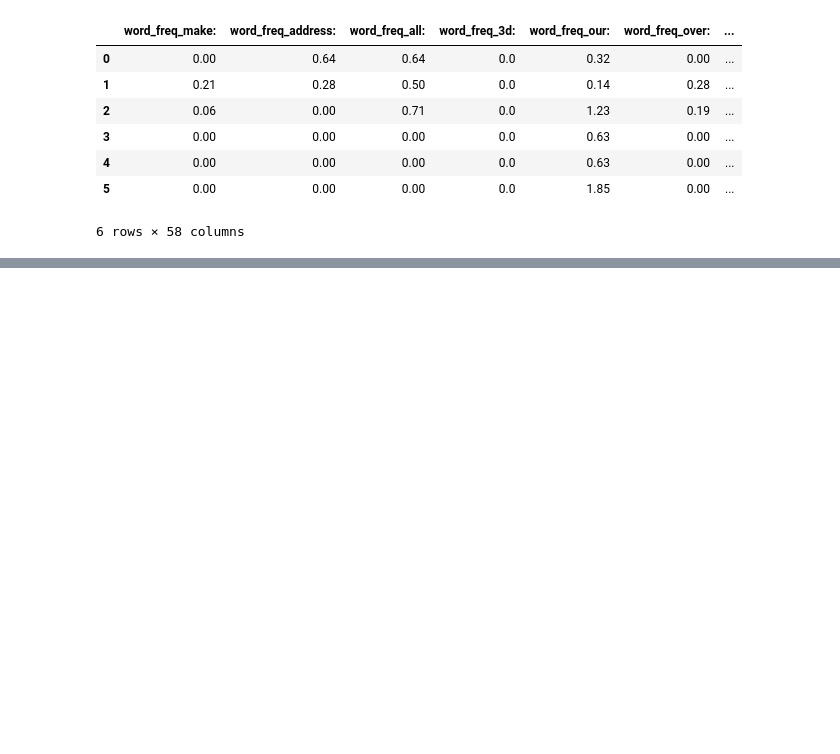
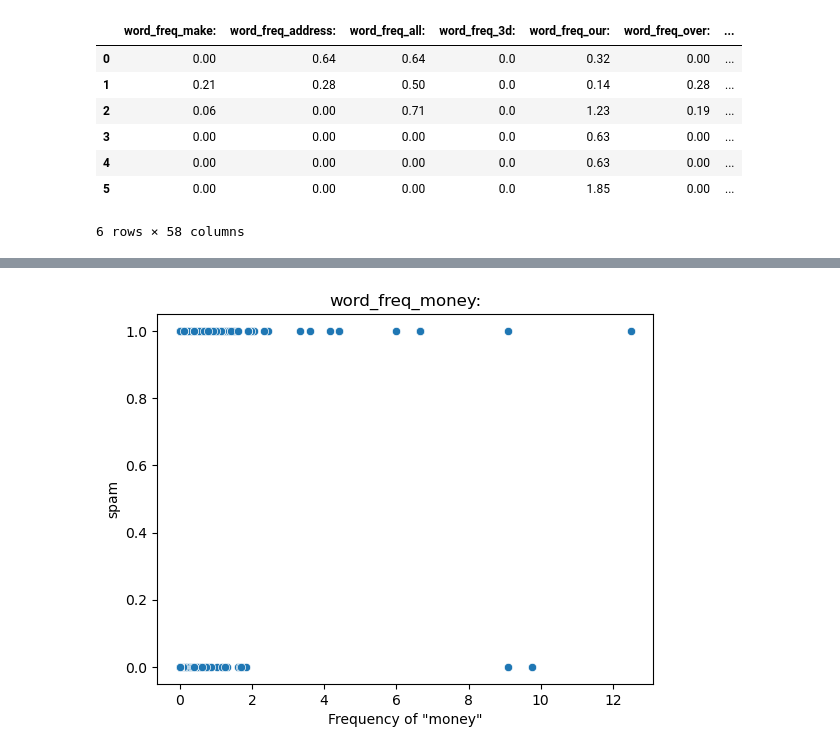
Before and after one commit to hanyixu/QMSS_GR5073, a Jupyter notebook: Homework3/homework3.ipynb, the cells around one changed output, grey strips where cells are left out. Drawn from its saved outputs; the diff is of its cells as text; code cells hidden in the pictures; blank space fills up the shorter version.

```diff
--- a/Homework3/homework3.ipynb
+++ b/Homework3/homework3.ipynb
@@ -26,0 +68,9 @@ data['word_freq_business:']
+# %%
+#Q3
+sns.scatterplot(data=data, x = 'word_freq_money:', y = "spam")
+plt.title('word_freq_money:')
+plt.xlabel('Frequency of "money"')
+plt.ylabel('spam')
+plt.show()
+# %% [output]
+[figure, added]
```
Also changed, not shown: parts of 17 cells of this notebook, 6 other files.
